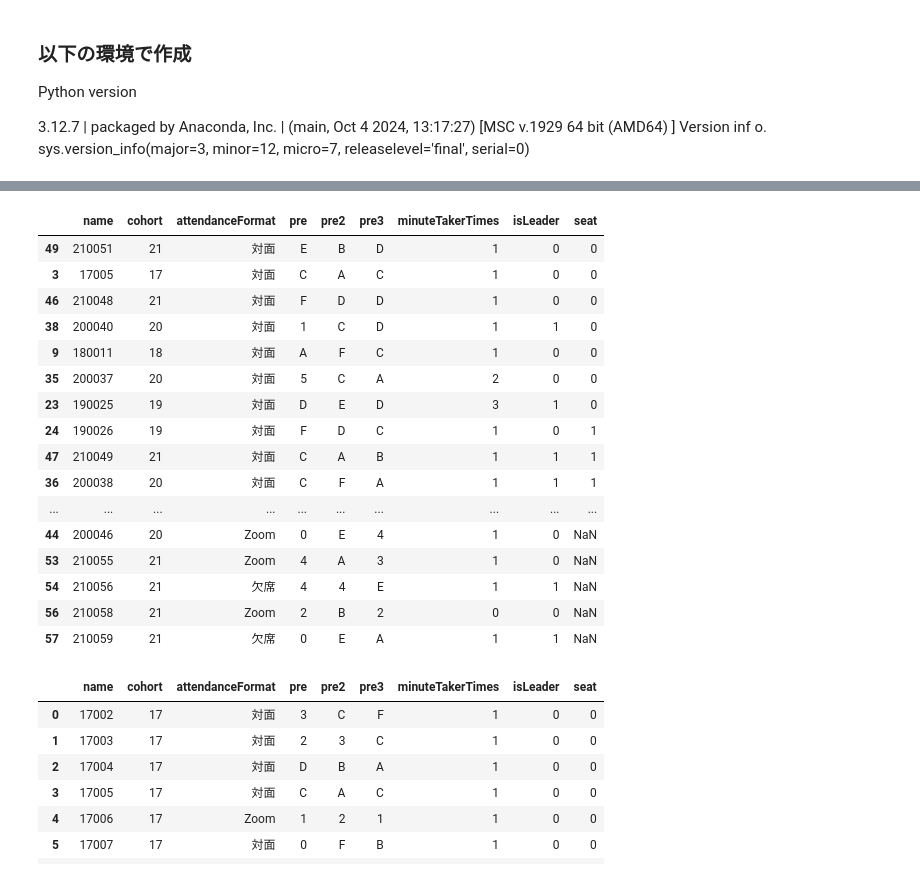
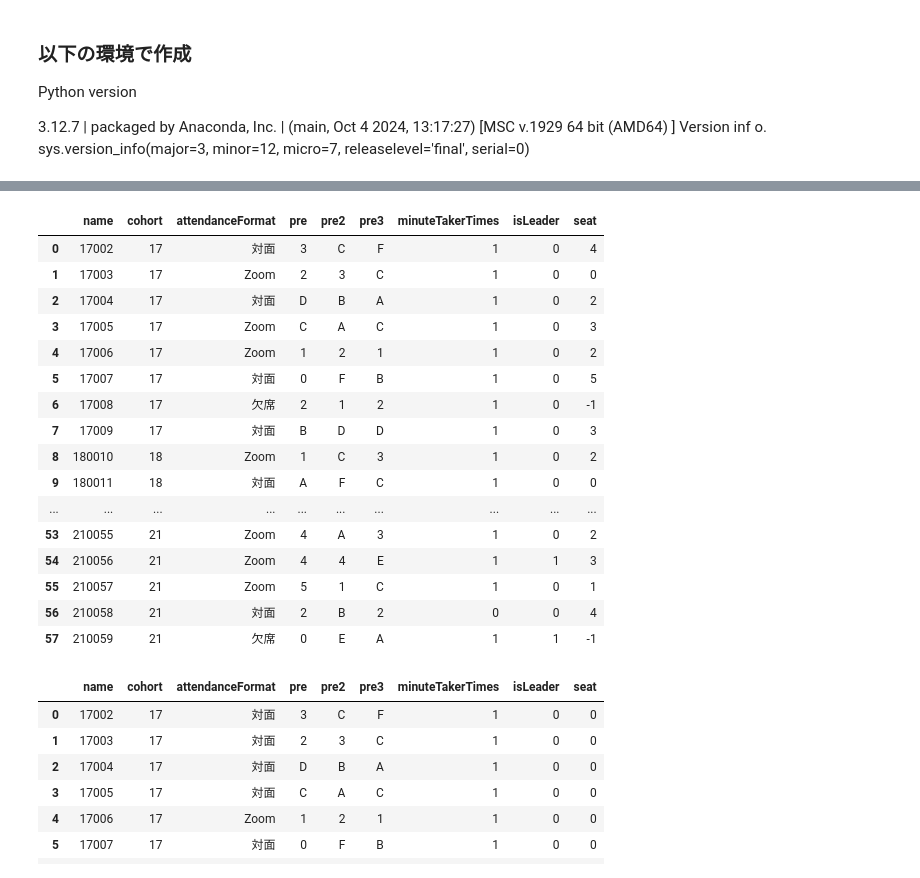
Before and after one commit to KitauchiRyota/S, a Jupyter notebook: SeatArrange.ipynb, the cells around one changed output, grey strips where cells are left out. Cells and saved outputs as stored; diff of their text form; code cells hidden in the pictures.

```diff
--- a/SeatArrange.ipynb
+++ b/SeatArrange.ipynb
@@ -50,7 +91,9 @@ sys.version_info(major=3, minor=12, micro=7, releaselevel='final', serial=0)
 # CSVデータをDL
 import numpy as np
 import pandas as pd
-df = pd.read_csv('source.csv')
+# df = pd.read_csv('source.csv')
+df = pd.read_csv('for2024_10_30.csv')
+
 
 # print(df)
 print(df.head())
@@ -89,8 +132,11 @@ Faci=20
 OldestCohort =17 # 最上期
 YoungestCohort = 21 # 最下期
 
-# 実施場所に応じて班員の最大値と、班数の最大値を設定
+# 実施場所に応じて班員の最大値と、班数の最大値を設定→とりあえず簡単に実装するため n_groups でグループ数を指定する
 # オンライン班については上限無しとする
+
+n_groups = 8 # 作るグループの数
+
 if(Venue == 'a'):
   # ANNEXの場合
   MNmembers = 8 # 一班あたりの最大人数：Maximum Numbers of members per group
@@ -135,46 +178,64 @@ df.loc[condition, 'random_number'] = df_filtered.index
 # %%
+# 出席形態のリストを作成
+AttendanceFormatList = ["対面","Zoom"]
+
 # 所属している期のリストを作成。ファシリをする期優先的に配置するので先頭に移動させる。
 CohortList = list(range(OldestCohort,YoungestCohort+1))
 CohortList.insert(0,CohortList.pop(CohortList.index(Faci)))
 # %%
 cnt = 0
-df['seat'] = None # 結果を格納用の列を追加
+df['seat'] = -1 # 結果を格納用の列を追加
 
 # ファシリの期の人をランダムにシャッフルして、班の数以内で通し番号を振る。番号を振った後でmodで最大班数以下にする。
-for Cohort in CohortList:
- condition = (df['cohort'] == Cohort) & (df['attendanceFormat'] == "対面")
- # print(condition)
- df_filtered = df[condition]
- # print(df_filtered)
- random_indices = np.arange(cnt, cnt + len(df_filtered))  # 1から始まる連番を生成
- cnt = max(random_indices) % MNgroups
- # print(random_indices)
- # print(cnt)
- # modを入れる
- np.random.shuffle(random_indices)  # ランダムにシャッフル
- df_filtered.index = random_indices
+for attendanceFormat in AttendanceFormatList:
 
- # 元のデータフレームに反映
- df.loc[condition, 'seat'] = df_filtered.index
- # print(df)
-df['seat'] = df['seat'] % MNgroups
+    # とりあえずは、ここで作成するグループ数を指定
+    if (attendanceFormat == "対面"):
+        n_groups = 6
+    elif (attendanceFormat == "Zoom"):
+        n_groups = 4
+    else:
+        n_groups = -1
 
-df.sort_values('seat')
+    for Cohort in CohortList:
+        condition = (df['cohort'] == Cohort) & (df['attendanceFormat'] == attendanceFormat)
+        # print(condition)
+        df_filtered = df[condition]
+        # print(df_filtered)
+        random_indices = np.arange(cnt, cnt + len(df_filtered))  # 1から始まる連番を生成
+        cnt = max(random_indices) % n_groups
+        # print(random_indices)
+        # print(cnt)
+        # modを入れる
+        np.random.shuffle(random_indices)  # ランダムにシャッフル
+        df_filtered.index = random_indices
+
+        # 元のデータフレームに反映
+        df.loc[condition, 'seat'] = df_filtered.index
+        df.loc[condition, 'seat'] = df.loc[condition, 'seat'] % n_groups
+        # print(df)
+
+    # if (attendanceFormat == "対面"):
+        # todo テーブル参照
+
+# df['seat'] = df['seat'] % n_groups
+display(df)
+# df.sort_values('seat')
 # %% [output]
 |  | name | cohort | attendanceFormat | pre | pre2 | pre3 | minuteTakerTimes | isLeader | seat |
-| 49 | 210051 | 21 | 対面 | E | B | D | 1 | 0 | 0 |
-| 3 | 17005 | 17 | 対面 | C | A | C | 1 | 0 | 0 |
-| 46 | 210048 | 21 | 対面 | F | D | D | 1 | 0 | 0 |
-| 38 | 200040 | 20 | 対面 | 1 | C | D | 1 | 1 | 0 |
+| 0 | 17002 | 17 | 対面 | 3 | C | F | 1 | 0 | 4 |
+| 1 | 17003 | 17 | Zoom | 2 | 3 | C | 1 | 0 | 0 |
+| 2 | 17004 | 17 | 対面 | D | B | A | 1 | 0 | 2 |
+| 3 | 17005 | 17 | Zoom | C | A | C | 1 | 0 | 3 |
+| 4 | 17006 | 17 | Zoom | 1 | 2 | 1 | 1 | 0 | 2 |
+| 5 | 17007 | 17 | 対面 | 0 | F | B | 1 | 0 | 5 |
+| 6 | 17008 | 17 | 欠席 | 2 | 1 | 2 | 1 | 0 | -1 |
+| 7 | 17009 | 17 | 対面 | B | D | D | 1 | 0 | 3 |
+| 8 | 180010 | 18 | Zoom | 1 | C | 3 | 1 | 0 | 2 |
 | 9 | 180011 | 18 | 対面 | A | F | C | 1 | 0 | 0 |
-| 35 | 200037 | 20 | 対面 | 5 | C | A | 2 | 0 | 0 |
-| 23 | 190025 | 19 | 対面 | D | E | D | 3 | 1 | 0 |
-| 24 | 190026 | 19 | 対面 | F | D | C | 1 | 0 | 1 |
-| 47 | 210049 | 21 | 対面 | C | A | B | 1 | 1 | 1 |
-| 36 | 200038 | 20 | 対面 | C | F | A | 1 | 1 | 1 |
 | ... | ... | ... | ... | ... | ... | ... | ... | ... | ... |
-| 44 | 200046 | 20 | Zoom | 0 | E | 4 | 1 | 0 | NaN |
-| 53 | 210055 | 21 | Zoom | 4 | A | 3 | 1 | 0 | NaN |
-| 54 | 210056 | 21 | 欠席 | 4 | 4 | E | 1 | 1 | NaN |
-| 56 | 210058 | 21 | Zoom | 2 | B | 2 | 0 | 0 | NaN |
-| 57 | 210059 | 21 | 欠席 | 0 | E | A | 1 | 1 | NaN |
+| 53 | 210055 | 21 | Zoom | 4 | A | 3 | 1 | 0 | 2 |
+| 54 | 210056 | 21 | Zoom | 4 | 4 | E | 1 | 1 | 3 |
+| 55 | 210057 | 21 | Zoom | 5 | 1 | C | 1 | 0 | 1 |
+| 56 | 210058 | 21 | 対面 | 2 | B | 2 | 0 | 0 | 4 |
+| 57 | 210059 | 21 | 欠席 | 0 | E | A | 1 | 1 | -1 |
```
Also changed, not shown: parts of 8 cells of this notebook, 3 other files.
